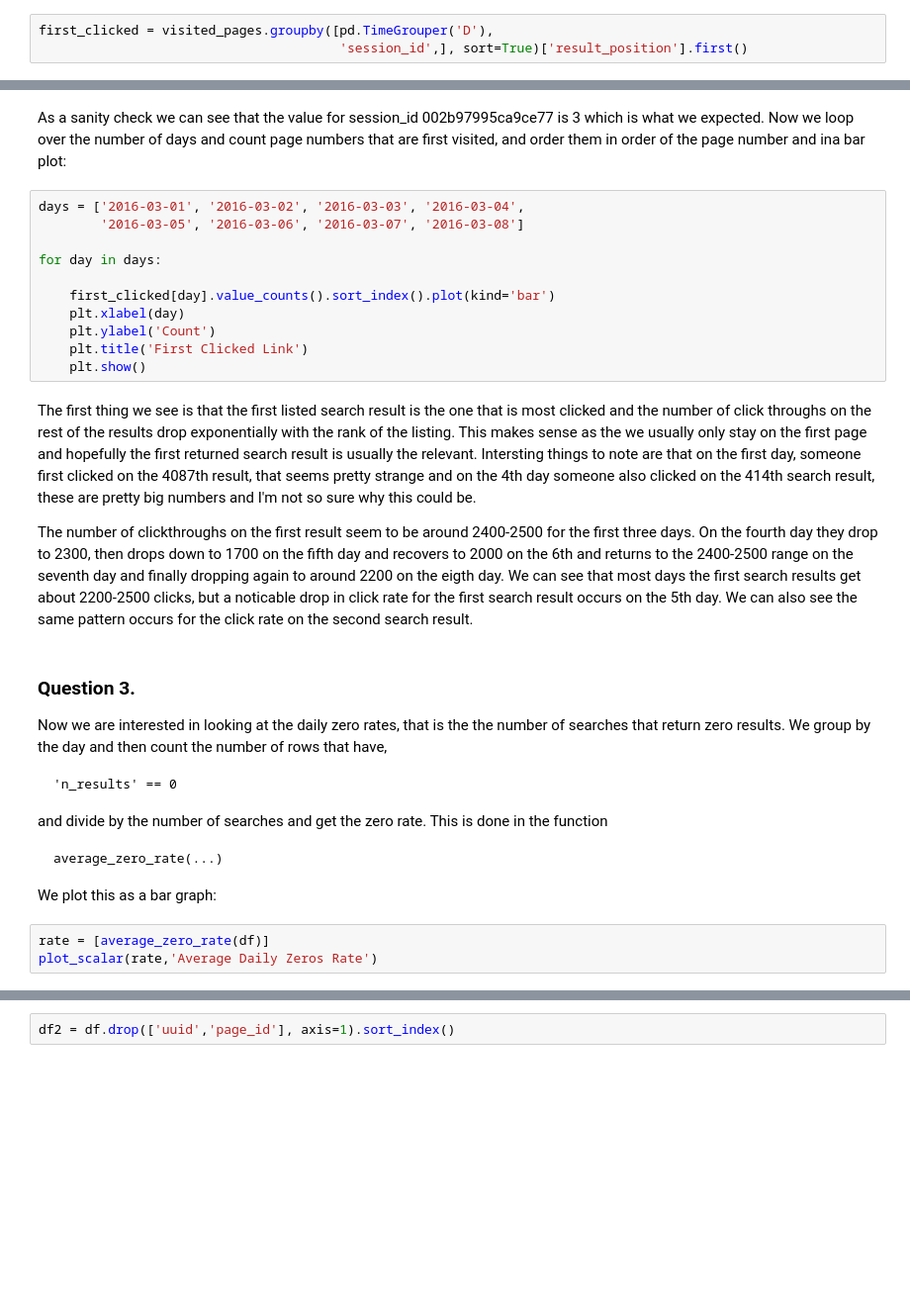
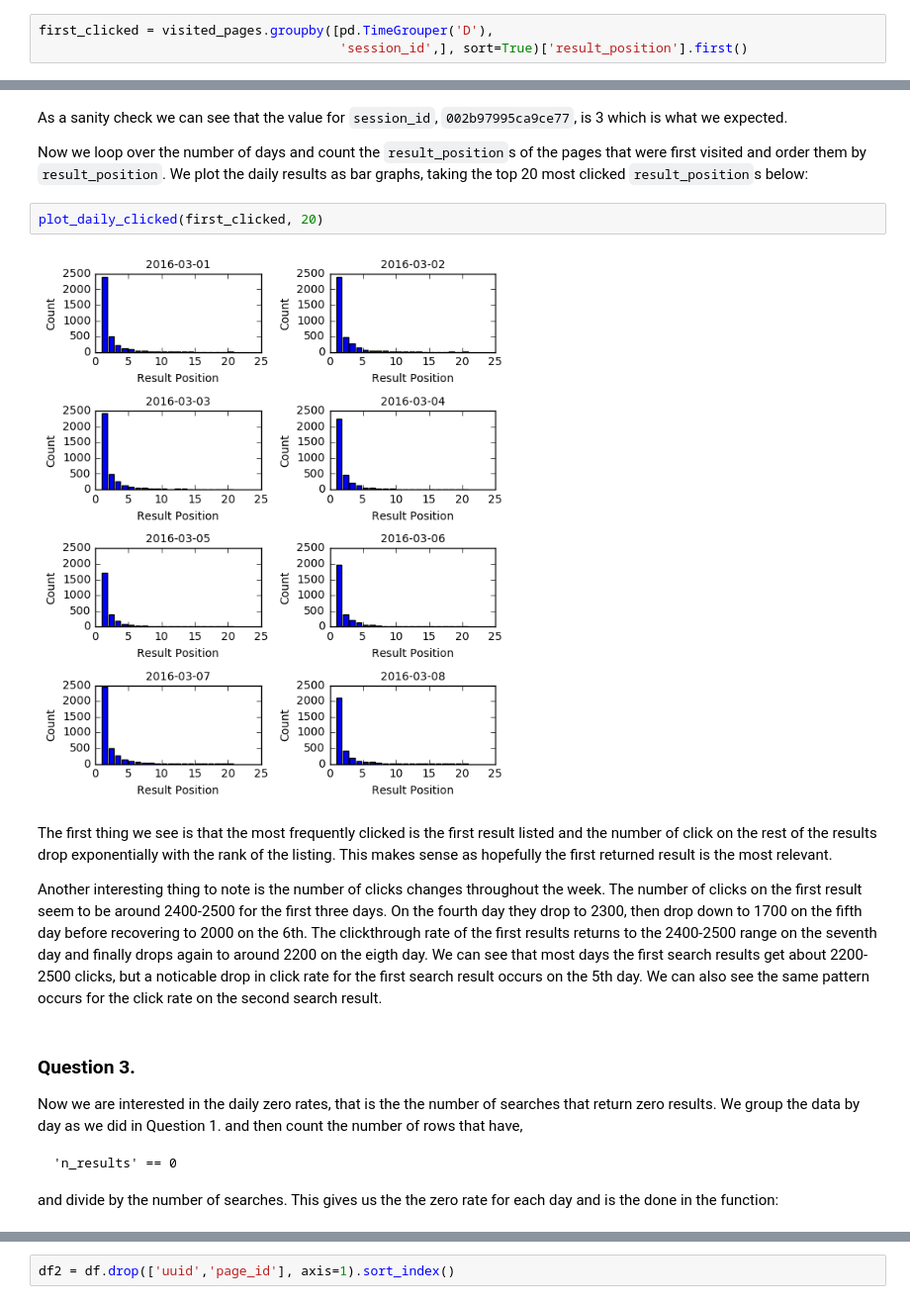
Before and after one commit to mdh266/Wikimedia_Challenge, a Jupyter notebook: Wikimedia_Challnenge.ipynb, the cells around one changed output, grey strips where cells are left out. Shown at 99% size. Cells and saved outputs as stored; diff of their text form; blank space fills up the shorter version.

Commit message:
first draft.

```diff
--- a/Wikimedia_Challnenge.ipynb
+++ b/Wikimedia_Challnenge.ipynb
@@ -383,32 +271,21 @@ first_clicked.head()
 # %% [markdown]
-As a sanity check we can see that the value for session_id 002b97995ca9ce77 is 3 which is what we expected.  Now we loop over the number of days and count page numbers that are first visited, and order them in order of the page number and ina bar plot:
+As a sanity check we can see that the value for <code>session_id</code>, <code>002b97995ca9ce77</code>, is 3 which is what we expected.
+
+
+Now we loop over the number of days and count the  <code>result_position</code>s of the pages that were first visited and order them by <code>result_position</code>.  We plot the daily results as bar graphs, taking the top 20 most clicked <code>result_position</code>s below:
-# %%
-days = ['2016-03-01', '2016-03-02', '2016-03-03', '2016-03-04',
-        '2016-03-05', '2016-03-06', '2016-03-07', '2016-03-08']
-
-for day in days:
-
-    first_clicked[day].value_counts().sort_index().plot(kind='bar')
-    plt.xlabel(day)
-    plt.ylabel('Count')
-    plt.title('First Clicked Link')
-    plt.show()
+# %%
+plot_daily_clicked(first_clicked, 20)
+# %% [output]
+[figure, added]
 # %% [markdown]
-The first thing we see is that the first listed search result is the one that is most clicked and the number of click throughs on the rest of the results drop exponentially with the rank of the listing. This makes sense as the we usually only stay on the first page and hopefully the first returned search result is usually the relevant. Intersting things to note are that on the first day, someone first clicked on the 4087th result, that seems pretty strange and on the 4th day someone also clicked on the 414th search result, these are pretty big numbers and I'm not so sure why this could be.
+The first thing we see is that the most frequently clicked is the first result listed and the number of click on the rest of the results drop exponentially with the rank of the listing. This makes sense as hopefully the first returned result is the most relevant.
 
-The number of clickthroughs on the first result seem to be around 2400-2500 for the first three days. On the fourth day they drop to 2300, then drops down to 1700 on the fifth day and recovers to 2000 on the 6th and returns to the 2400-2500 range on the seventh day and finally dropping again to around 2200 on the eigth day. We can see that most days the first search results get about 2200-2500 clicks, but a noticable drop in click rate for the first search result occurs on the 5th day.  We can also see the same pattern occurs for the click rate on the second search result.
+Another interesting thing to note is the number of clicks changes throughout the week.  The number of clicks on the first result seem to be around 2400-2500 for the first three days. On the fourth day they drop to 2300, then drop down to 1700 on the fifth day before recovering to 2000 on the 6th. The clickthrough rate of the first results returns to the 2400-2500 range on the seventh day and finally drops again to around 2200 on the eigth day. We can see that most days the first search results get about 2200-2500 clicks, but a noticable drop in click rate for the first search result occurs on the 5th day.  We can also see the same pattern occurs for the click rate on the second search result.
 # %% [markdown]
 ### Question 3.
 
-Now we are interested in looking at the daily zero rates, that is the the number of searches that return zero results. We group by the day and then count the number of rows that have,
+Now we are interested in the daily zero rates, that is the the number of searches that return zero results. We group the data by day as we did in Question 1. and then count the number of rows that have,
 
     'n_results' == 0
 
-and divide by the number of searches and get the zero rate. This is done in the function
-
-    average_zero_rate(...)
-
-We plot this as a bar graph:
+and divide by the number of searches. This gives us the the zero rate for each day and is the done in the function:
-# %%
-rate = [average_zero_rate(df)]
-plot_scalar(rate,'Average Daily Zeros Rate')
```
Also changed, not shown: parts of 67 cells of this notebook, 2 other files.
